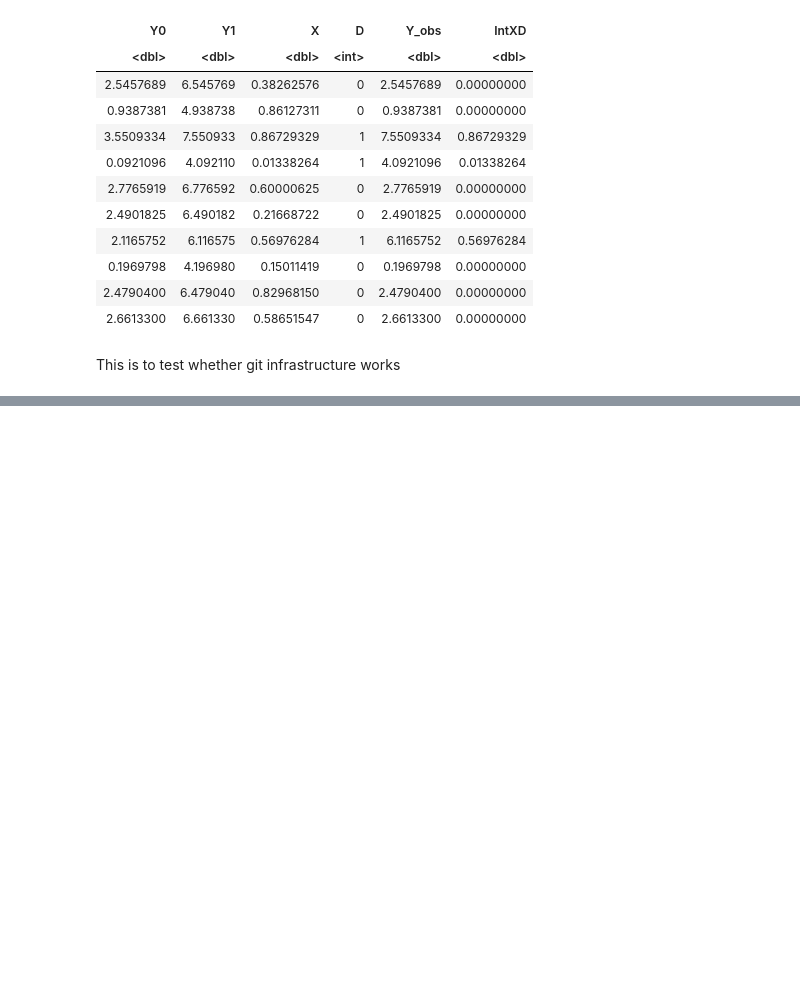
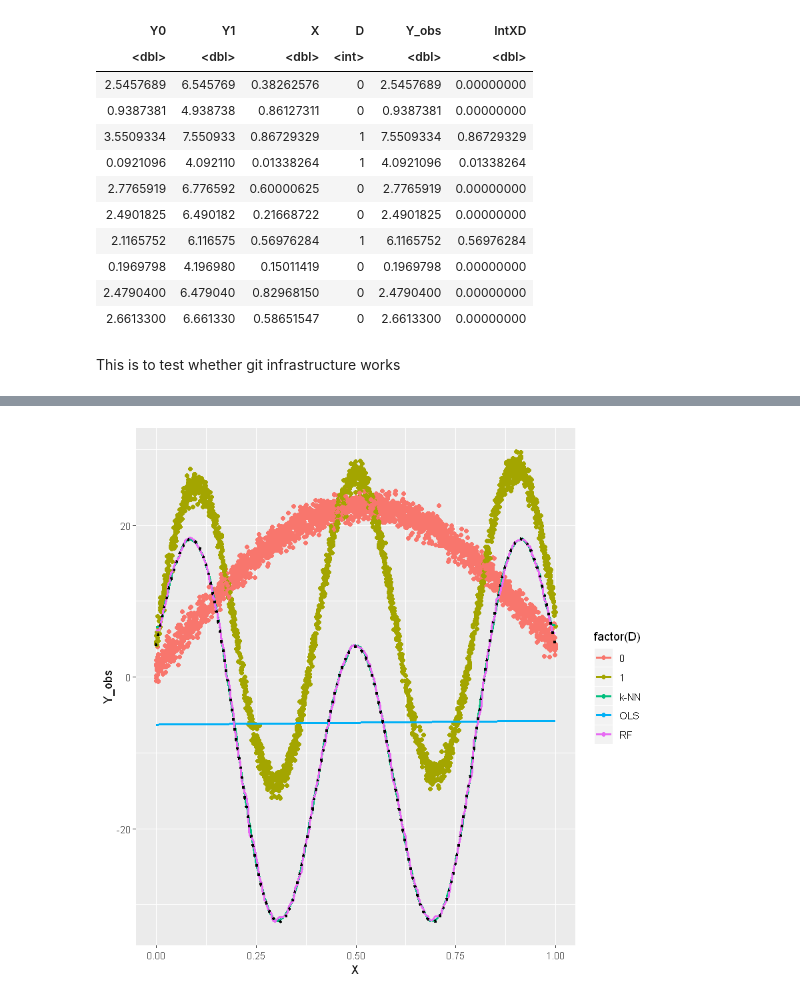
Before and after one commit to timmens/student-project-timmens, a Jupyter notebook: Simulation_Study/simulation_study.ipynb, the cells around one changed output, grey strips where cells are left out. Saved outputs shown, nothing was run; the diff lists cells and outputs as text; code cells hidden in the pictures; blank space fills up the shorter version.

```diff
--- a/Simulation_Study/simulation_study.ipynb
+++ b/Simulation_Study/simulation_study.ipynb
@@ -255,3 +255,9 @@ A data.frame: 2 × 4
+# %%
+plot_data(n=10000, num_trees=500, kC=100,
+                      het_linear = FALSE, random_assignment = TRUE,
+                      non_linearY = TRUE, non_linearD = FALSE)
+# %% [output]
+[figure, added]
 # %%
 create_output_table_JASA(n = 100, N = 100, d = 10, num_trees = 200, kC = 7,
                        para = FALSE, C_knn_se5 = FALSE )
```
Also changed, not shown: parts of 5 cells of this notebook, 1 other file.
